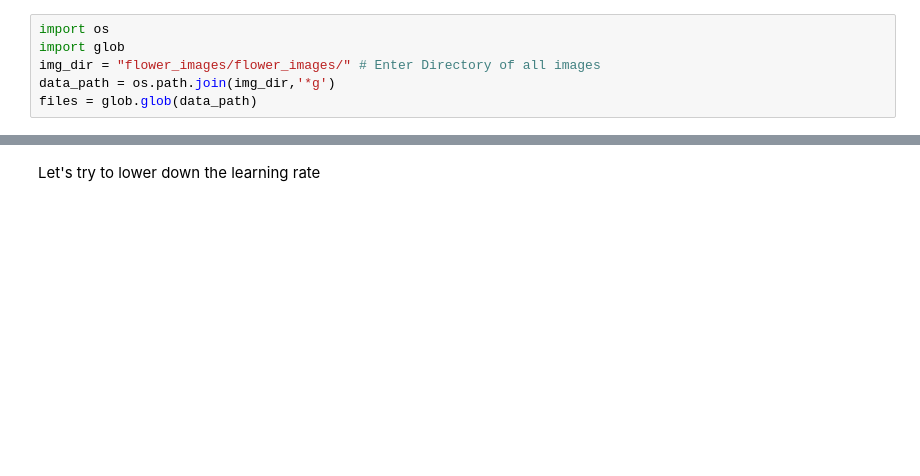
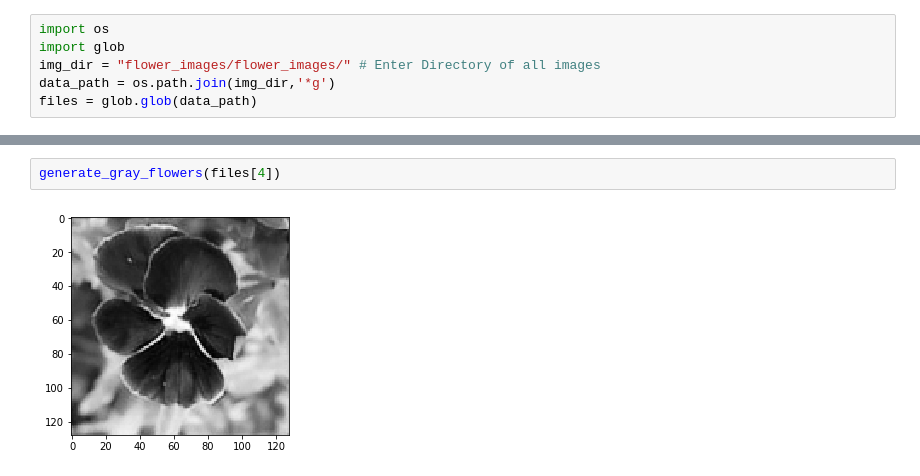
Before and after one commit to we4ai/AutoEncoders, a Jupyter notebook: RGB-GrayAutoEncoder.ipynb, the cells around one changed output, grey strips where cells are left out. Cells and saved outputs as stored; diff of their text form; blank space fills up the shorter version.

```diff
--- a/RGB-GrayAutoEncoder.ipynb
+++ b/RGB-GrayAutoEncoder.ipynb
@@ -252,2 +207,4 @@ Epoch:  5  Final Loss:  0.1862898602950991
-# %% [markdown]
-Let's try to lower down the learning rate
+# %%
+generate_gray_flowers(files[4])
+# %% [output]
+[figure, added]
```
Also changed, not shown: parts of 29 cells of this notebook.
